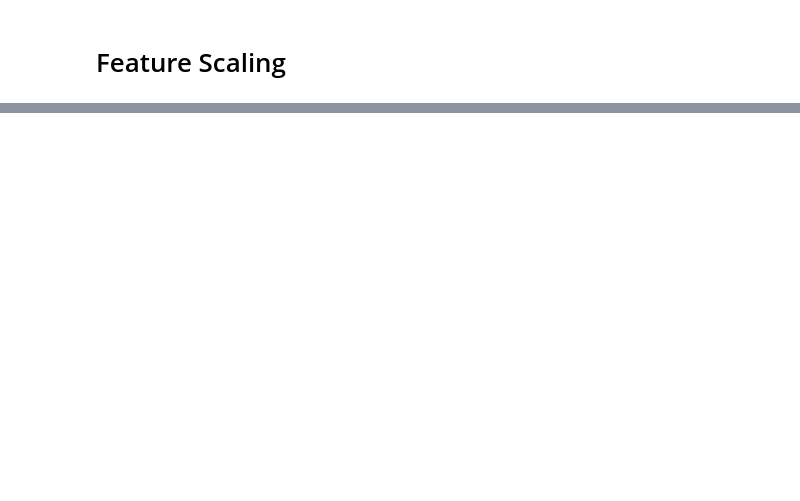
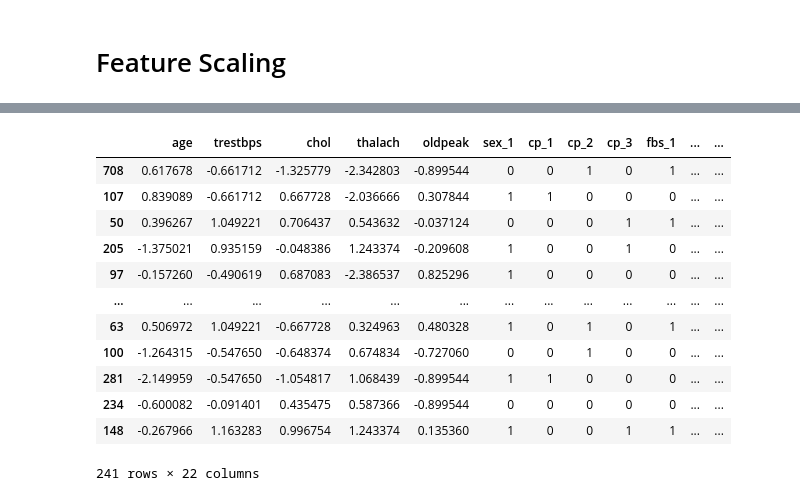
Before and after one commit to Arya-Deep-31/Heart, a Jupyter notebook: Heart_Disease_Analysis.ipynb, the cells around one changed output, grey strips where cells are left out. Cells and saved outputs as stored; diff of their text form; code cells hidden in the pictures; blank space fills up the shorter version.

```diff
--- a/Heart_Disease_Analysis.ipynb
+++ b/Heart_Disease_Analysis.ipynb
@@ -306,0 +300,5 @@ data.head()
+# %%
+X = data.drop('target_1',axis = 1)
+# %%
+Y = data['target_1']
+Y
@@ -306,0 +320,18 @@ data.head()
+# %%
+X_train , X_test , Y_train , Y_test = train_test_split(X,Y , test_size=0.2 , random_state = 4)
+# %%
+X_train
+# %% [output]
+|  | age | trestbps | chol | thalach | oldpeak | sex_1 | cp_1 | cp_2 | cp_3 | fbs_1 | ... | ... |
+| 708 | 0.617678 | -0.661712 | -1.325779 | -2.342803 | -0.899544 | 0 | 0 | 1 | 0 | 1 | ... | ... |
+| 107 | 0.839089 | -0.661712 | 0.667728 | -2.036666 | 0.307844 | 1 | 1 | 0 | 0 | 0 | ... | ... |
+| 50 | 0.396267 | 1.049221 | 0.706437 | 0.543632 | -0.037124 | 0 | 0 | 0 | 1 | 1 | ... | ... |
+| 205 | -1.375021 | 0.935159 | -0.048386 | 1.243374 | -0.209608 | 1 | 0 | 0 | 1 | 0 | ... | ... |
+| 97 | -0.157260 | -0.490619 | 0.687083 | -2.386537 | 0.825296 | 1 | 0 | 0 | 0 | 0 | ... | ... |
+| ... | ... | ... | ... | ... | ... | ... | ... | ... | ... | ... | ... | ... |
+| 63 | 0.506972 | 1.049221 | -0.667728 | 0.324963 | 0.480328 | 1 | 0 | 1 | 0 | 1 | ... | ... |
+| 100 | -1.264315 | -0.547650 | -0.648374 | 0.674834 | -0.727060 | 0 | 0 | 1 | 0 | 0 | ... | ... |
+| 281 | -2.149959 | -0.547650 | -1.054817 | 1.068439 | -0.899544 | 1 | 1 | 0 | 0 | 0 | ... | ... |
+| 234 | -0.600082 | -0.091401 | 0.435475 | 0.587366 | -0.899544 | 0 | 0 | 0 | 0 | 0 | ... | ... |
+| 148 | -0.267966 | 1.163283 | 0.996754 | 1.243374 | 0.135360 | 1 | 0 | 0 | 1 | 1 | ... | ... |
+241 rows × 22 columns
```
Also changed, not shown: parts of 70 cells of this notebook.
